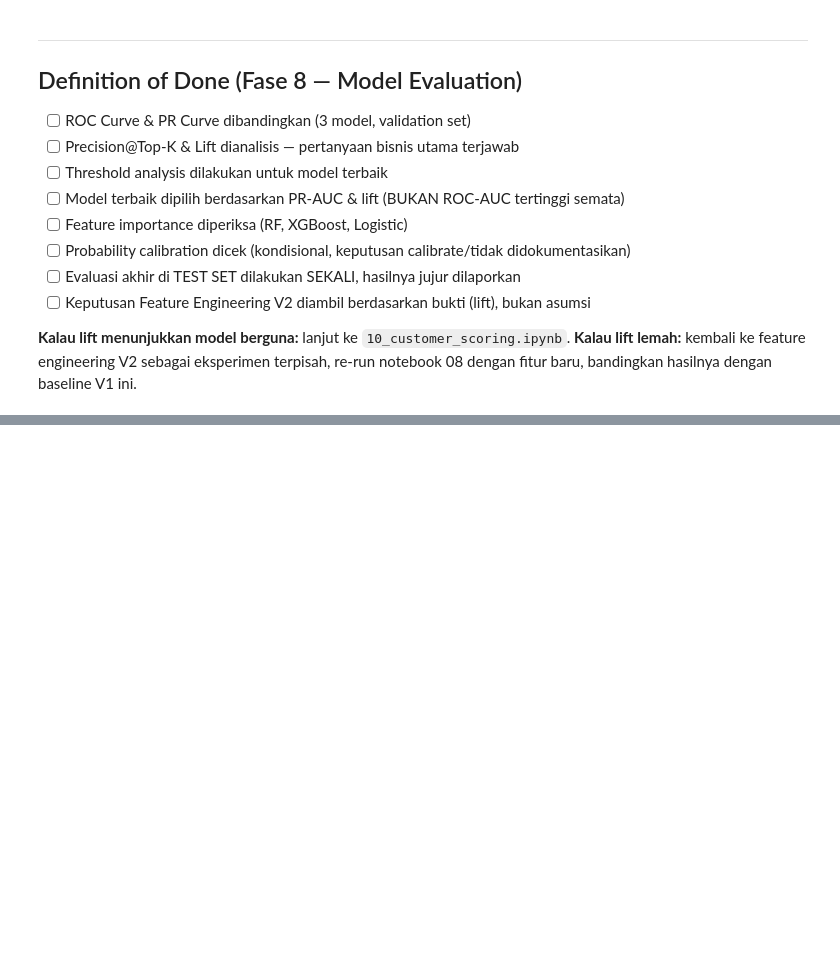
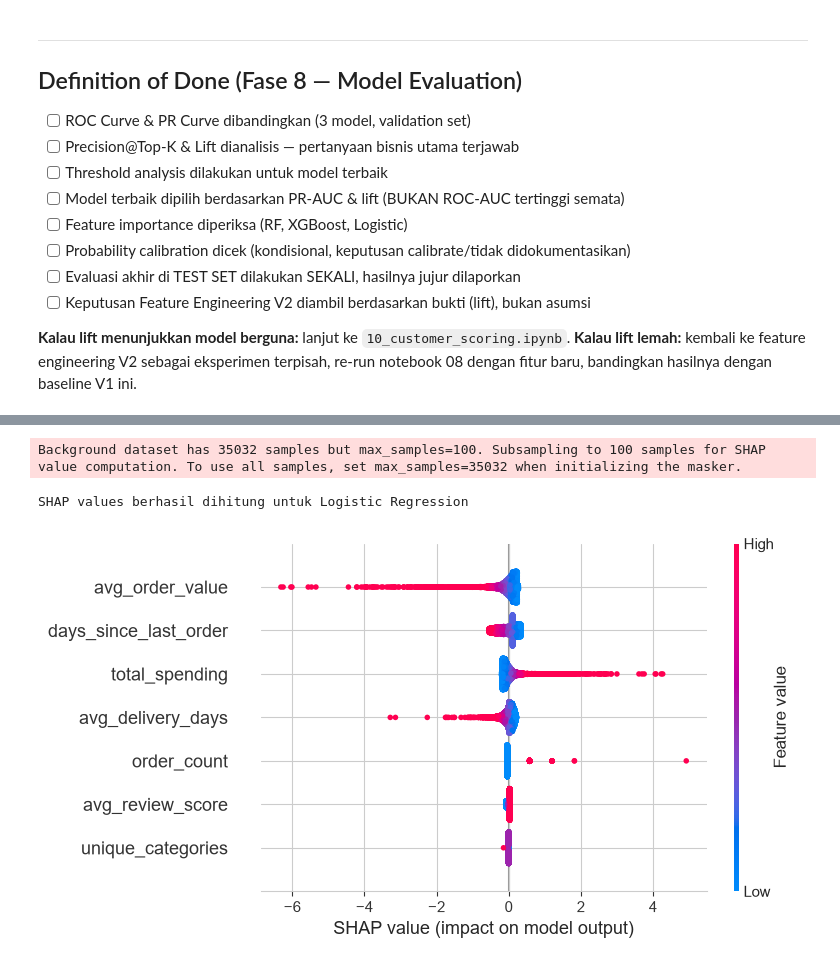
Before and after one commit to ahmadfariden/olist-end-to-end-data-science, a Jupyter notebook: notebooks/09_model_evaluation.ipynb, the cells around one changed output, grey strips where cells are left out. Drawn from its saved outputs; the diff is of its cells as text; code cells hidden in the pictures; blank space fills up the shorter version.

Commit message:
Fase 9: SHAP explainability (stretch goal) - beeswarm & bar plot melengkapi feature importance

```diff
--- a/notebooks/09_model_evaluation.ipynb
+++ b/notebooks/09_model_evaluation.ipynb
@@ -409,0 +415,30 @@ Feature Engineering V2 (fitur temporal seperti `active_months`, `last_30d/60d/90
+# %%
+import sys
+try:
+    import shap
+except ModuleNotFoundError:
+    !{sys.executable} -m pip install shap
+    import shap
+
+# Ambil preprocessor & classifier dari pipeline model terbaik (Logistic Regression)
+preprocessor_fitted = final_model.named_steps["preprocessor"]
+classifier_fitted = final_model.named_steps["classifier"]
+
+# Transform data ke bentuk yang sama seperti yang dilihat classifier
+X_train_transformed = preprocessor_fitted.transform(X_train)
+X_val_transformed = preprocessor_fitted.transform(X_val)
+
+X_train_transformed_df = pd.DataFrame(X_train_transformed, columns=feature_names)
+X_val_transformed_df = pd.DataFrame(X_val_transformed, columns=feature_names)
+
+explainer = shap.LinearExplainer(classifier_fitted, X_train_transformed_df)
+shap_values = explainer(X_val_transformed_df)
+
+print("SHAP values berhasil dihitung untuk", best_model_name)
+# %% [output]
+Background dataset has 35032 samples but max_samples=100. Subsampling to 100 samples for SHAP value computation. To use all samples, set max_samples=35032 when initializing the masker.
+SHAP values berhasil dihitung untuk Logistic Regression
+# %%
+shap.summary_plot(shap_values, X_val_transformed_df, show=True)
+# %% [output]
+[figure, added]
```
Also changed, not shown: parts of 3 cells of this notebook.
